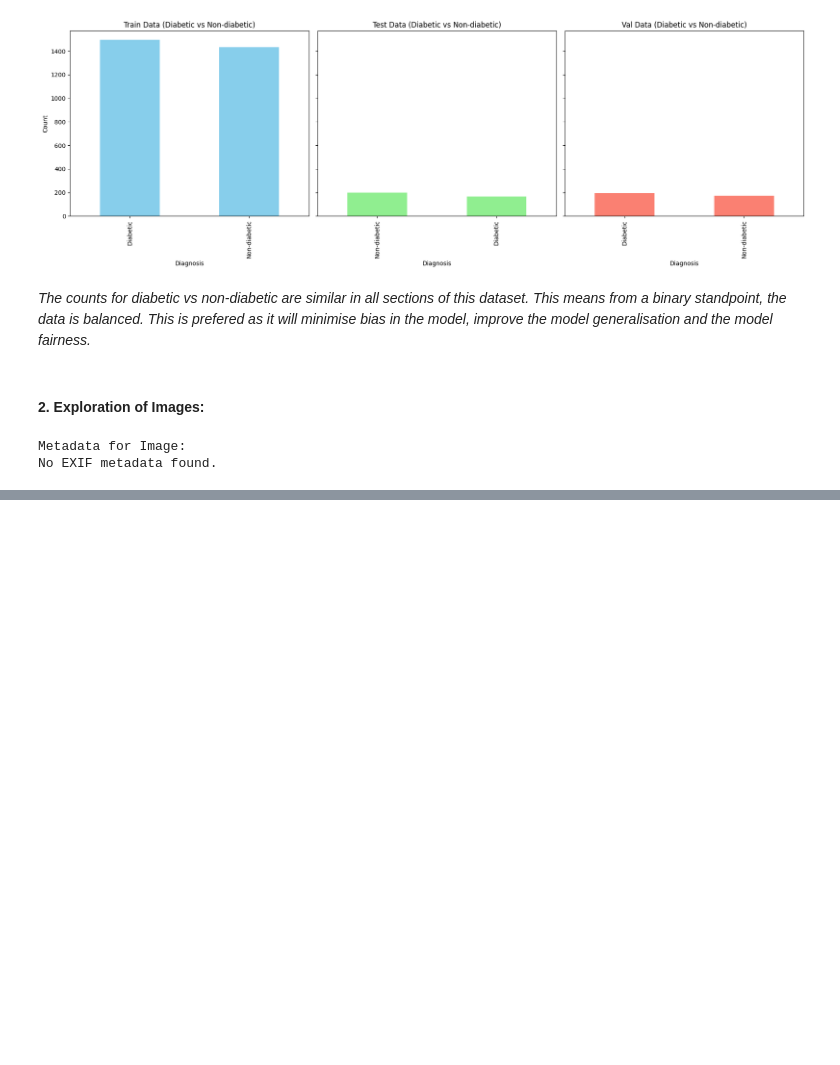
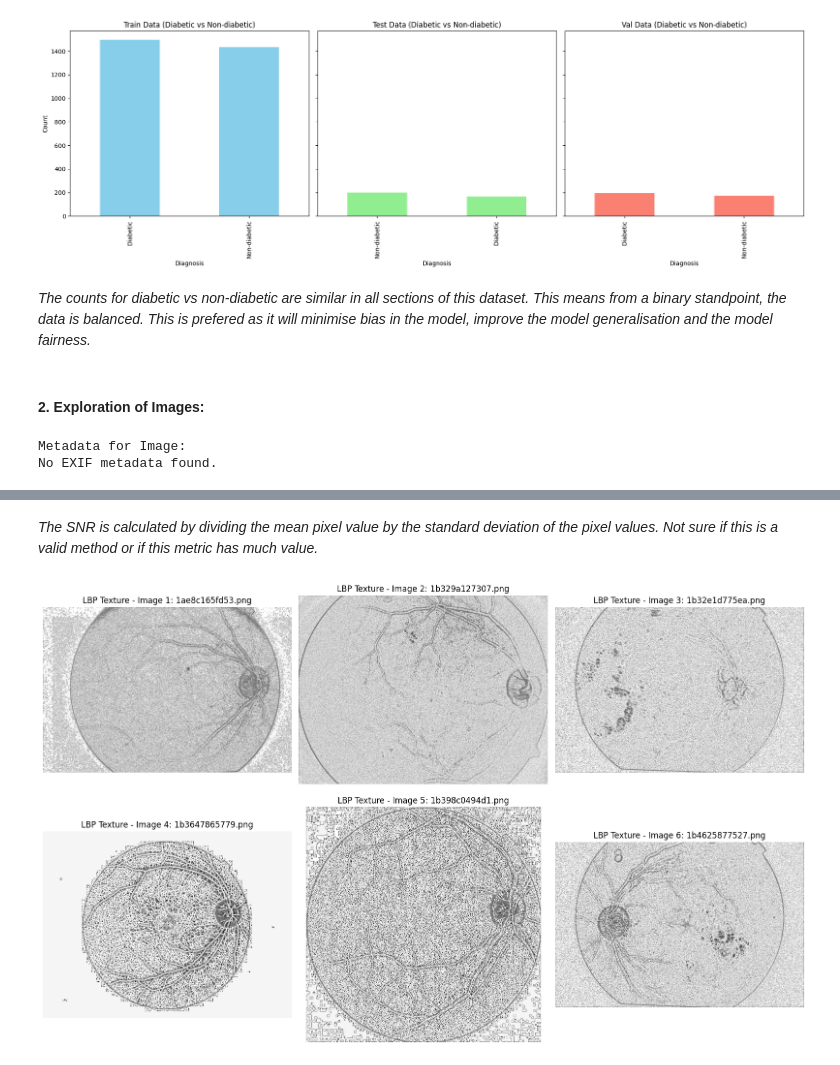
Before and after one commit to CaelynViljoen/ELEN4012A-Investigation-Project, a Jupyter notebook: DataExploration/APTOS2019DataExploration.ipynb, the cells around one changed output, grey strips where cells are left out. Drawn from its saved outputs; the diff is of its cells as text; code cells hidden in the pictures; blank space fills up the shorter version.

```diff
--- a/DataExploration/APTOS2019DataExploration.ipynb
+++ b/DataExploration/APTOS2019DataExploration.ipynb
@@ -197 +361,3 @@ No EXIF metadata found.
+# %% [markdown]
+_The SNR is calculated by dividing the mean pixel value by the standard deviation of the pixel values. Not sure if this is a valid method or if this metric has much value._
 # %%
@@ -200,3 +364,36 @@ No EXIF metadata found.
 # Maybe look at the SNR for different diagnoses (i.e., see if the averge noise for the different classes, 0-4, is wildly different - plot in histogram)
 
 # maybe also look at image texture (either of the first 5 images or average texture for the different classes)
+# %%
+# Displaying the Texture of the First 6 Images in the Training Dataset
+
+# Parameters for Local Binary Patterns (LBP)
+radius = 3  # Radius of circle over which the neighborhood is considered for each pixel
+n_points = 8 * radius  # Number of points to consider around each pixel
+
+fig, axs = plt.subplots(2, 3, figsize=(16, 10)) # Set up the figure with 2 rows and 3 columns of subplots
+
+# Analyses the first 6 images
+for i, image_file in enumerate(image_files[:6]):
+    image_path = os.path.join(train_images_dir, image_file)
+
+    image = io.imread(image_path) # Loading the image
+
+    gray_image = color.rgb2gray(image) # Converting the image to grayscale
+
+    lbp = local_binary_pattern(gray_image, n_points, radius, method='uniform') # Computing the LBP
+
+    # Determining the current row and column in the subplot grid
+    row = i // 3
+    col = i % 3
+
+    # Plotting the LBP image in the corresponding subplot
+    axs[row, col].imshow(lbp, cmap='gray')
+    axs[row, col].set_title(f"LBP Texture - Image {i+1}: {image_file}")
+    axs[row, col].axis('off')
+
+plt.tight_layout() # Adjusts the layout for better spacing
+
+plt.show()
+# %% [output]
+[figure, added]
```
Also changed, not shown: parts of 13 cells of this notebook.
